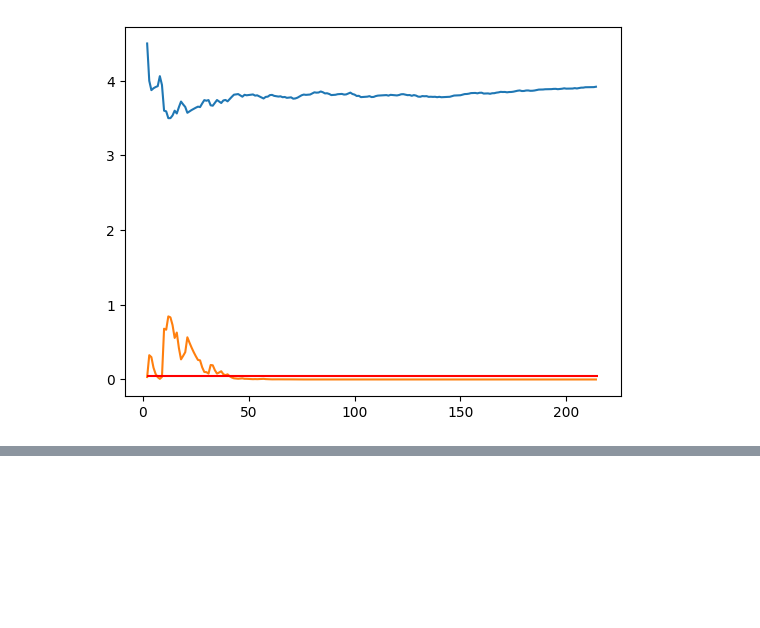
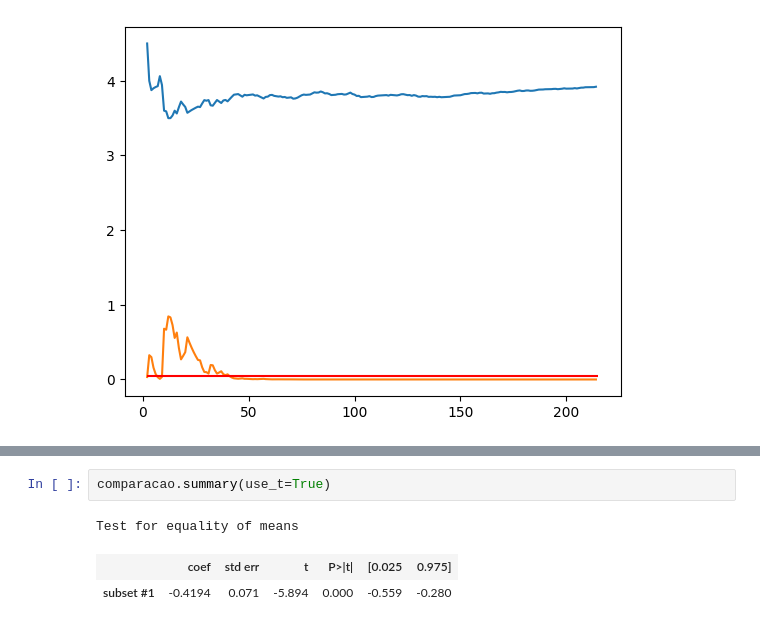
Before and after one commit to LuTDC/estatistica_python_alura, a Jupyter notebook: Modulo4 - Testes estatísticos com Python/Data_Science-Testes_Introducao.ipynb, the cells around one changed output, grey strips where cells are left out. Saved outputs shown, nothing was run; the diff lists cells and outputs as text; blank space fills up the shorter version.

```diff
--- a/Modulo4 - Testes estatísticos com Python/Data_Science-Testes_Introducao.ipynb
+++ b/Modulo4 - Testes estatísticos com Python/Data_Science-Testes_Introducao.ipynb
@@ -333,0 +364,6 @@ plt.hlines(y=0.05, xmin=2, xmax=len(temp), colors='red')
+# %%
+comparacao.summary(use_t=True)
+# %% [output]
+Test for equality of means
+|  | coef | std err | t | P>|t| | [0.025 | 0.975] |
+| subset #1 | -0.4194 | 0.071 | -5.894 | 0.000 | -0.559 | -0.280 |
```
Also changed, not shown: parts of 9 cells of this notebook.
